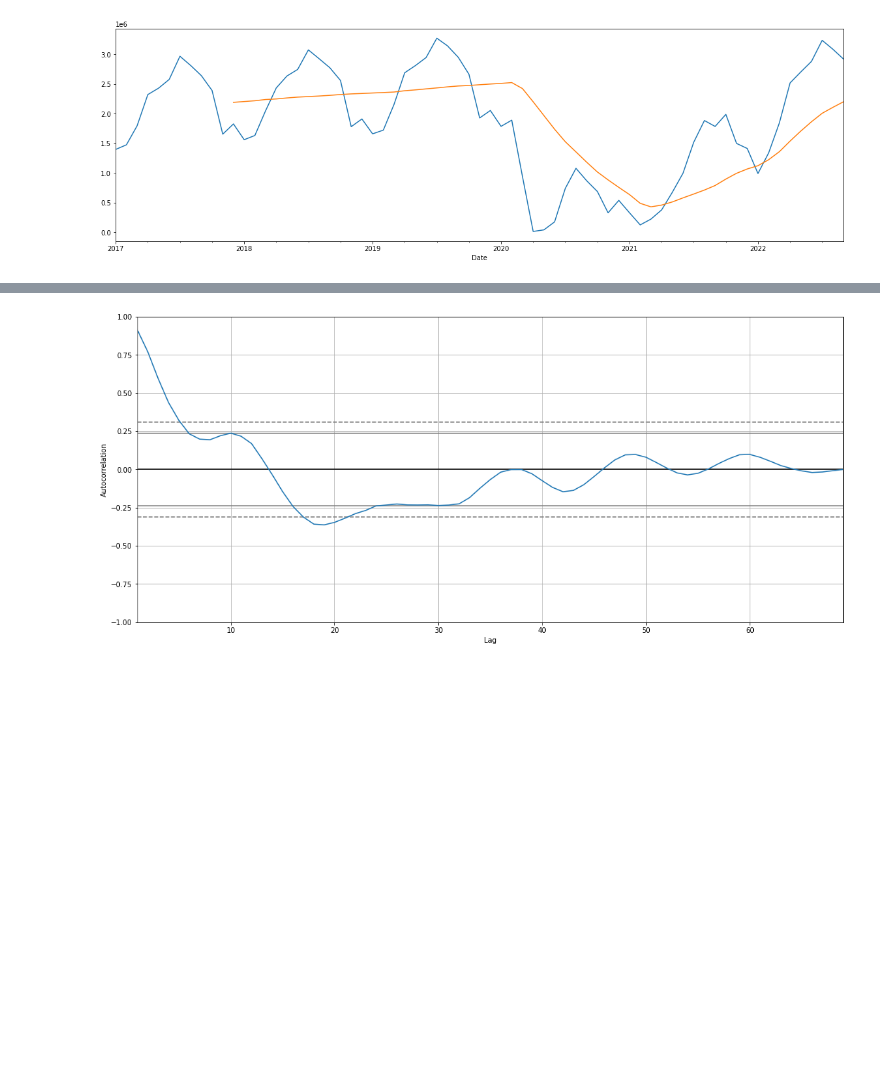
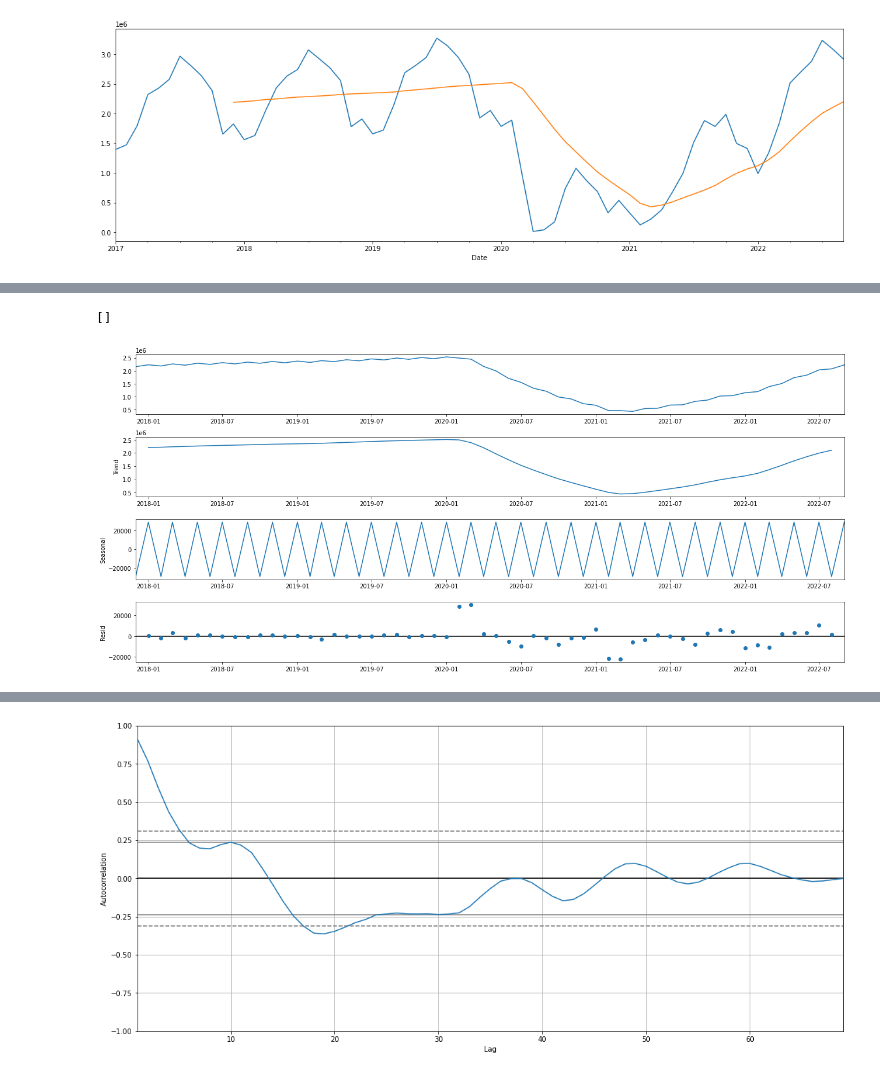
Before and after one commit to LuisaPolicarpo/Project5, a Jupyter notebook: Passengers_EDA.ipynb, the cells around one changed output, grey strips where cells are left out. Saved outputs shown, nothing was run; the diff lists cells and outputs as text; code cells hidden in the pictures; blank space fills up the shorter version.

```diff
--- a/Passengers_EDA.ipynb
+++ b/Passengers_EDA.ipynb
@@ -137,0 +139,7 @@ plt.show()
+# %%
+decomposition_ = sm.tsa.seasonal_decompose(x = ((passengers_landed_PT['Nb_passengers'].rolling(12).mean().dropna()) - decomposition.seasonal).dropna(), freq = 2, model='additive')
+fig = decomposition_.plot()
+plt.plot()
+# %% [output]
+[]
+[figure, added]
```
Also changed, not shown: parts of 3 cells of this notebook.
